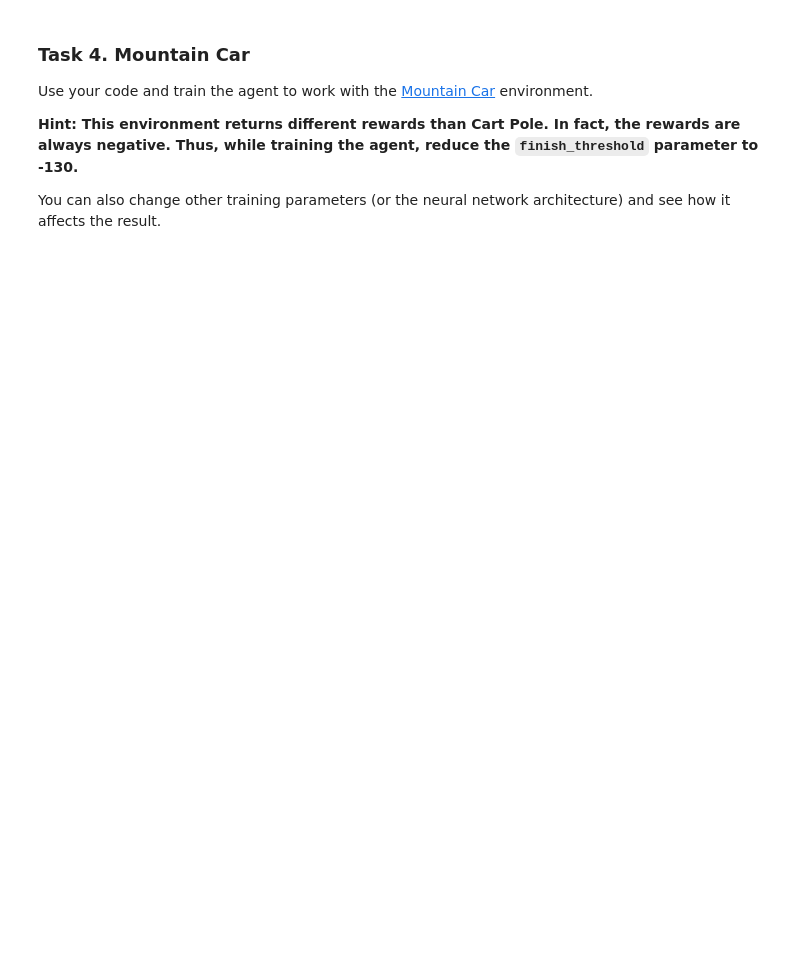
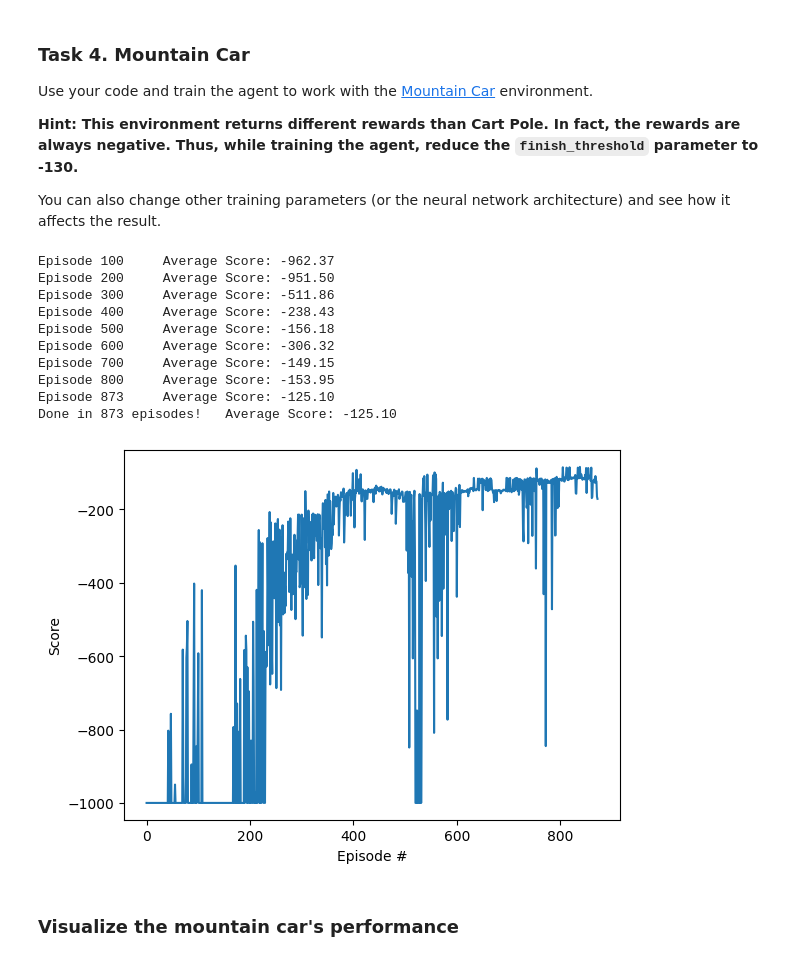
Before and after one commit to lukaszlewickii/Reinforcement-Learning, a Jupyter notebook: 01_DQL_with_TargetNetwork.ipynb, the cells around one changed output. Drawn from its saved outputs; the diff is of its cells as text; code cells hidden in the pictures; blank space fills up the shorter version.

```diff
--- a/01_DQL_with_TargetNetwork.ipynb
+++ b/01_DQL_with_TargetNetwork.ipynb
@@ -91,7 +91,6 @@ class QNetwork(nn.Module):
         self.relu2 = nn.ReLU()
 
         self.fc3 = nn.Linear(fc2_units, action_size) # ENTER YOUR CODE HERE
-        self.relu3 = nn.ReLU()
 
     def forward(self, state):
         """Build a network that maps state -> action values.
@@ -108,7 +107,6 @@ class QNetwork(nn.Module):
         out = self.relu2(out)
 
         out = self.fc3(out)
-        out = self.relu3(out)
 
         return out
 # %% [markdown]
@@ -155,8 +153,8 @@ class Agent():
         # Q-Network
         fc1, fc2 = 64, 16 # Size of the layers
         # TODO: Create local and target networks with 2 hidden layers (fc1 and fc2 nodes)
-        self.local_network = QNetwork(state_size, action_size, fc1, fc2) # ENTER YOUR CODE HERE
-        self.target_network = QNetwork(state_size, action_size, fc1, fc2) # ENTER YOUR CODE HERE
+        self.local_network = QNetwork(state_size, action_size, fc1, fc2).to(device) # ENTER YOUR CODE HERE
+        self.target_network = QNetwork(state_size, action_size, fc1, fc2).to(device) # ENTER YOUR CODE HERE
         self.target_hard_update()
 
         # TODO: Create the optimizer (Adam with learning rate lr)
@@ -408,3 +406,11 @@ Use your code and train the agent to work with the [Mountain Car](https://www.gy
 **Hint: This environment returns different rewards than Cart Pole. In fact, the rewards are always negative. Thus, while training the agent, reduce the `finish_threshold` parameter to -130.**
 
 You can also change other training parameters (or the neural network architecture) and see how it affects the result.
+# %%
+#Implementacja environmentu
+env2 = gym.make('MountainCar-v0')
+# %%
+#Implementacja agenta
+MountainCar = Agent(
+    state_size=env2.observation_space.shape[0],
+    action_size=env2.action_space.n, device=device)
@@ -410,0 +486,24 @@ You can also change other training parameters (or the neural network architectur
+# %%
+scores = train_mountain_car()
+
+# plot the scores
+fig = plt.figure()
+ax = fig.add_subplot(111)
+plt.plot(np.arange(len(scores)), scores)
+plt.ylabel('Score')
+plt.xlabel('Episode #')
+plt.show()
+# %% [output]
+Episode 100     Average Score: -962.37
+Episode 200     Average Score: -951.50
+Episode 300     Average Score: -511.86
+Episode 400     Average Score: -238.43
+Episode 500     Average Score: -156.18
+Episode 600     Average Score: -306.32
+Episode 700     Average Score: -149.15
+Episode 800     Average Score: -153.95
+Episode 873     Average Score: -125.10
+Done in 873 episodes!   Average Score: -125.10
+[figure, added]
+# %% [markdown]
+### Visualize the mountain car's performance
```
Also changed, not shown: parts of 2 cells of this notebook, 2 other files.
